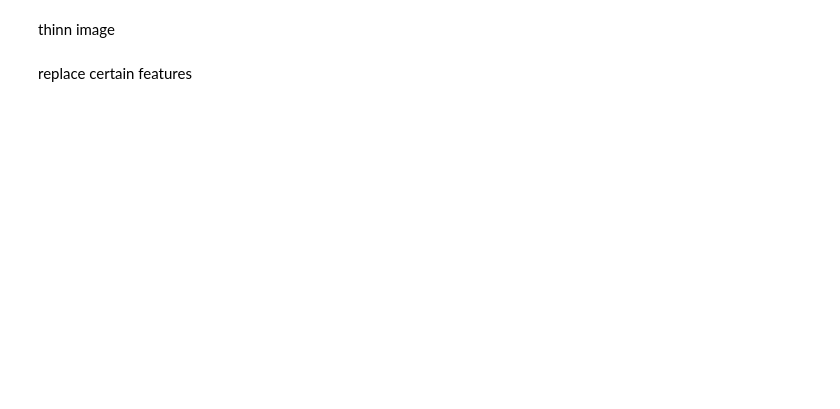
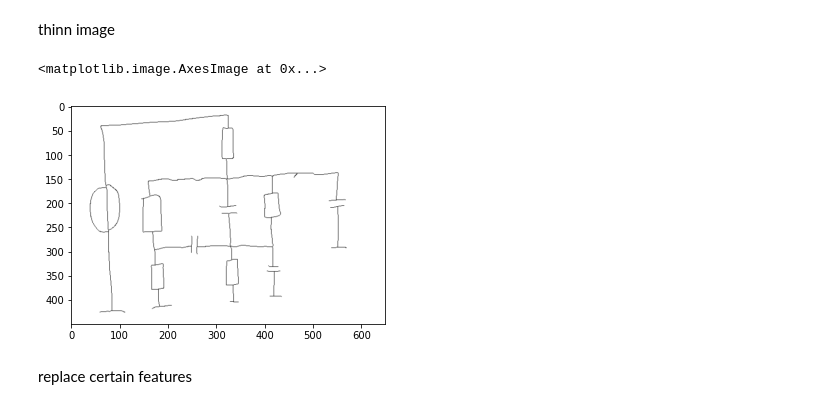
Before and after one commit to Chris022/smarter-circuits, a Jupyter notebook: dev/imagePreprocessing.IPYNB, the cells around one changed output. Cells and saved outputs as stored; diff of their text form; code cells hidden in the pictures; blank space fills up the shorter version.

```diff
--- a/dev/imagePreprocessing.IPYNB
+++ b/dev/imagePreprocessing.IPYNB
@@ -68,7 +88,11 @@ thinn image
 # %%
 thinn = utils.thinnImage(binary)
 
 utils.saveImage(name="thinn.png", image=thinn)
+plt.imshow(thinn, interpolation="bilinear", cmap="gray")
+# %% [output]
+<matplotlib.image.AxesImage at 0x...>
+[figure, added]
 # %% [markdown]
 replace certain features
 # %%
```
Also changed, not shown: parts of 8 cells of this notebook, 1 other file.
